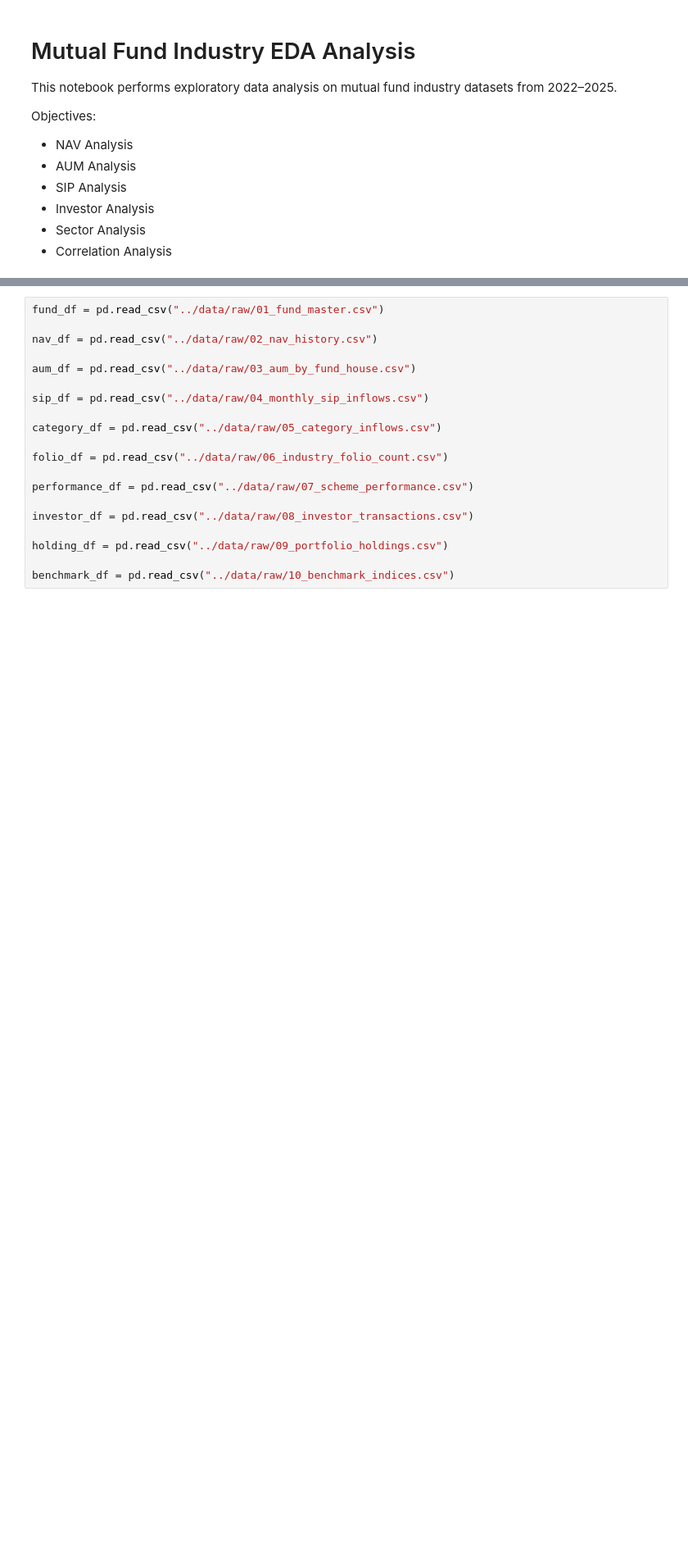
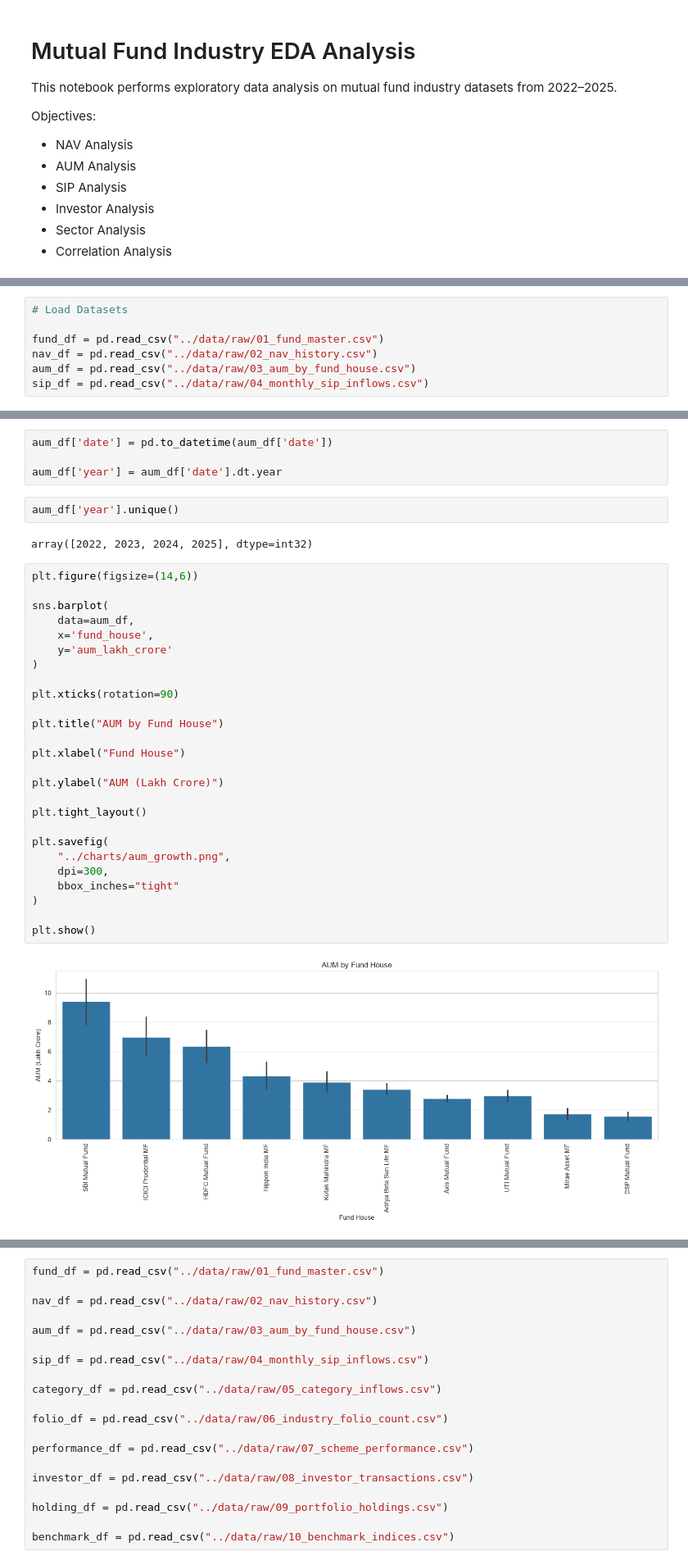
Before and after one commit to Kapish17/Bluestock-mf-capstone, a Jupyter notebook: notebooks/EDA_Analysis.ipynb, the cells around one changed output, grey strips where cells are left out. Shown at 82% size. Cells and saved outputs as stored; diff of their text form; blank space fills up the shorter version.

```diff
--- a/notebooks/EDA_Analysis.ipynb
+++ b/notebooks/EDA_Analysis.ipynb
@@ -26,0 +25,7 @@ Matplotlib is building the font cache; this may take a moment.
+# %%
+# Load Datasets
+
+fund_df = pd.read_csv("../data/raw/01_fund_master.csv")
+nav_df = pd.read_csv("../data/raw/02_nav_history.csv")
+aum_df = pd.read_csv("../data/raw/03_aum_by_fund_house.csv")
+sip_df = pd.read_csv("../data/raw/04_monthly_sip_inflows.csv")
@@ -26,0 +77,36 @@ Matplotlib is building the font cache; this may take a moment.
+# %%
+aum_df['date'] = pd.to_datetime(aum_df['date'])
+
+aum_df['year'] = aum_df['date'].dt.year
+# %%
+aum_df['year'].unique()
+# %% [output]
+array([2022, 2023, 2024, 2025], dtype=int32)
+# %%
+plt.figure(figsize=(14,6))
+
+sns.barplot(
+    data=aum_df,
+    x='fund_house',
+    y='aum_lakh_crore'
+)
+
+plt.xticks(rotation=90)
+
+plt.title("AUM by Fund House")
+
+plt.xlabel("Fund House")
+
+plt.ylabel("AUM (Lakh Crore)")
+
+plt.tight_layout()
+
+plt.savefig(
+    "../charts/aum_growth.png",
+    dpi=300,
+    bbox_inches="tight"
+)
+
+plt.show()
+# %% [output]
+[figure, added]
```
Also changed, not shown: parts of 80 cells of this notebook, 10 other files.
